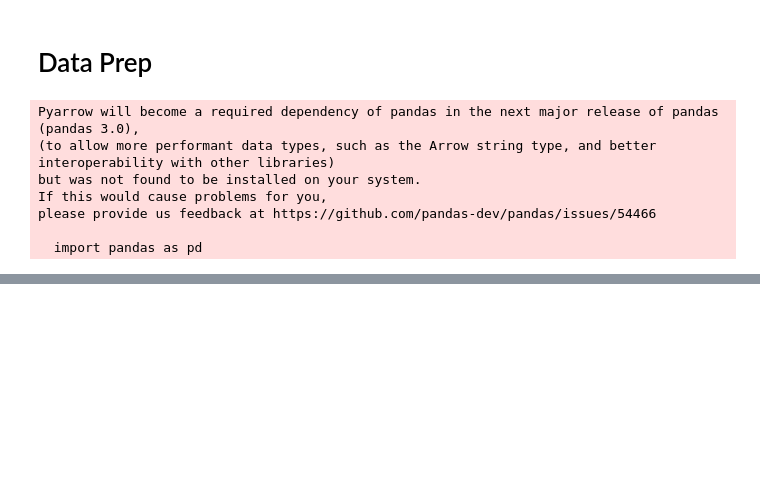
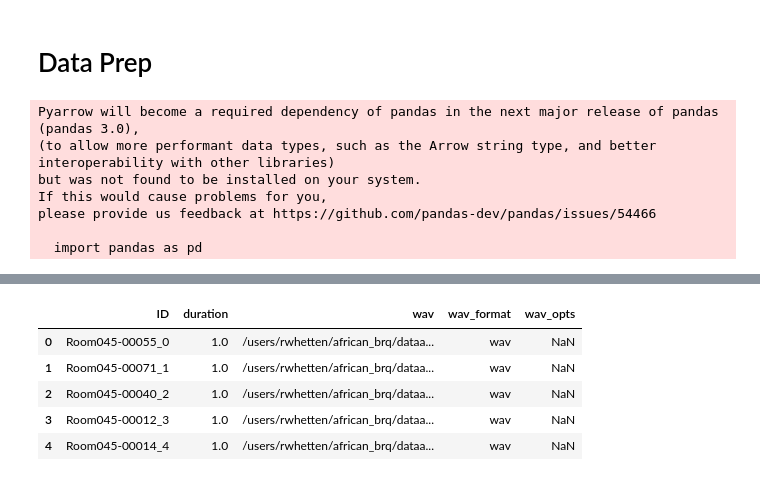
Before and after one commit to whettenr/afri-brq, a Jupyter notebook: prep_csv.ipynb, the cells around one changed output, grey strips where cells are left out. Saved outputs shown, nothing was run; the diff lists cells and outputs as text; code cells hidden in the pictures; blank space fills up the shorter version.

```diff
--- a/prep_csv.ipynb
+++ b/prep_csv.ipynb
@@ -118,0 +187,9 @@ valid_df.to_csv(f"{save_location}/valid_2.csv", index=False)
+# %%
+pd.read_csv('rir.csv').head()
+# %% [output]
+|  | ID | duration | wav | wav_format | wav_opts |
+| 0 | Room045-00055_0 | 1.0 | /users/rwhetten/african_brq/dataa... | wav | NaN |
+| 1 | Room045-00071_1 | 1.0 | /users/rwhetten/african_brq/dataa... | wav | NaN |
+| 2 | Room045-00040_2 | 1.0 | /users/rwhetten/african_brq/dataa... | wav | NaN |
+| 3 | Room045-00012_3 | 1.0 | /users/rwhetten/african_brq/dataa... | wav | NaN |
+| 4 | Room045-00014_4 | 1.0 | /users/rwhetten/african_brq/dataa... | wav | NaN |
```
Also changed, not shown: parts of 36 cells of this notebook, 26 other files.
